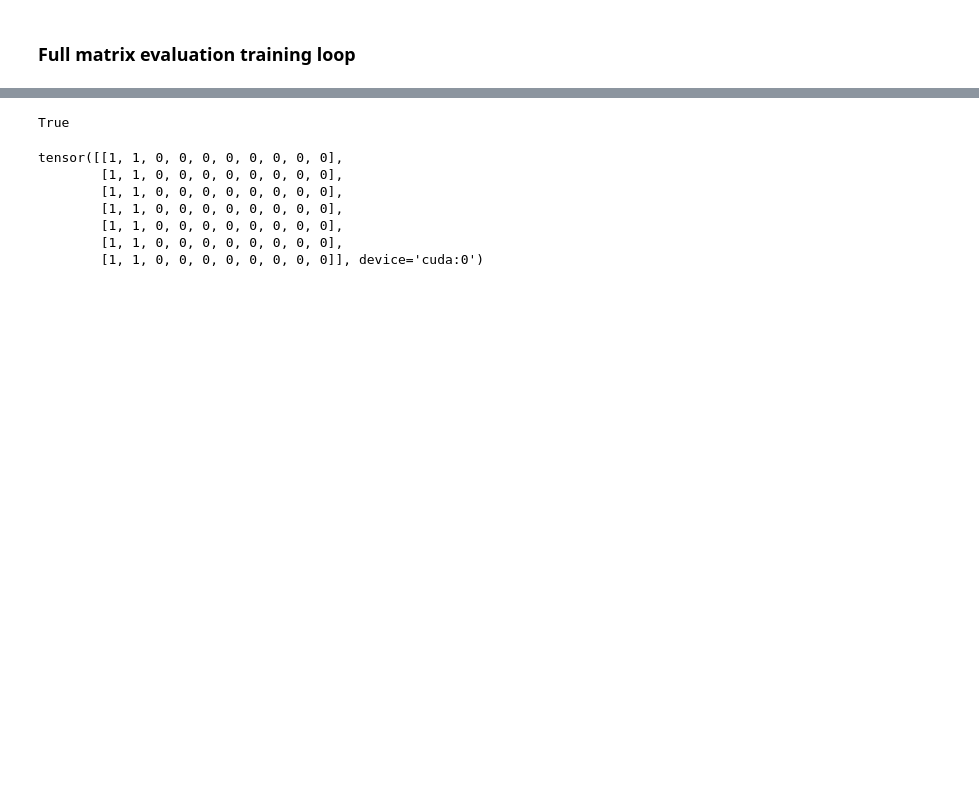
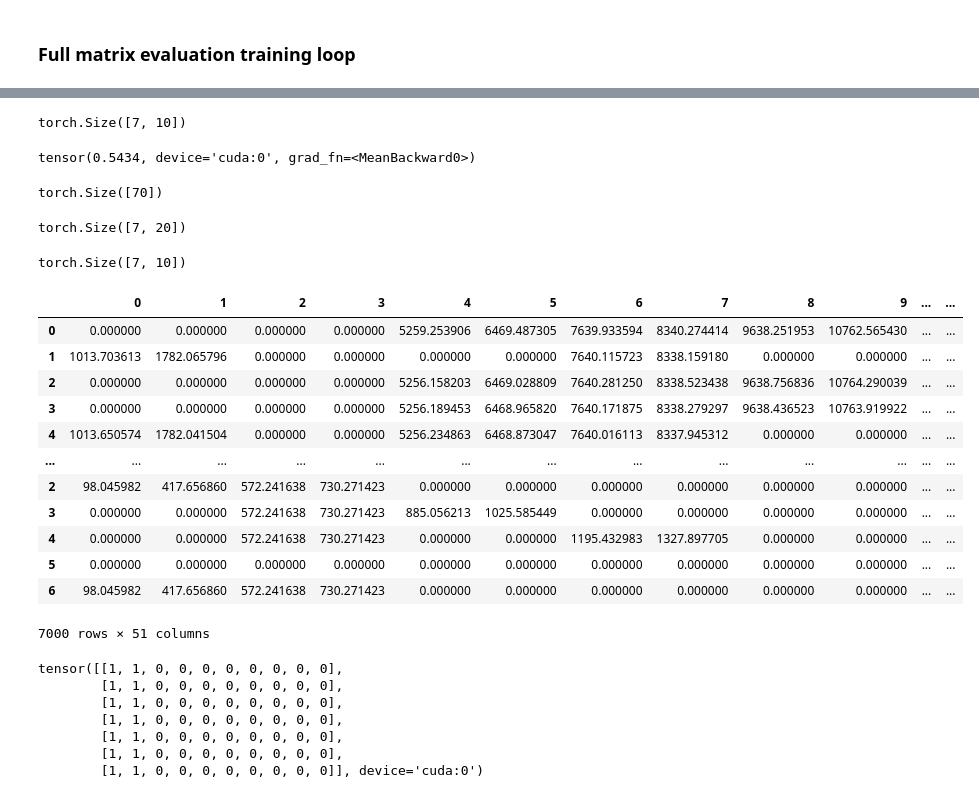
Before and after one commit to andriysinclair/GANS4MOBILITY, a Jupyter notebook: before_duration.ipynb, the cells around one changed output, grey strips where cells are left out. Drawn from its saved outputs; the diff is of its cells as text; code cells hidden in the pictures; blank space fills up the shorter version.

```diff
--- a/before_duration.ipynb
+++ b/before_duration.ipynb
@@ -655,4 +662,18 @@ Final CE Weights: tensor([0.3155, 0.6845])
 # %%
+# Defining parameters
+INPUT_SIZE = 315    # Total number of features
+HIDDEN_SIZE = 9
+NUM_LAYERS = 1
+OUTPUT_SIZE_TS_TE = 20    # Outsize of TripStart and TripEnd
+OUTPUT_SIZE_DIST = 10     # Output Size of distance
+OUTPUT_SIZE_CAT = 10 # 10 outcome vars
+OUTPUT_SIZE_BIN = 10 # 10 binary vars vars
+
+NUM_CLASSES = 24
+
+normalised_mp_minute = log_transformer(1.1667)  # *normalised minute
+
+
 class RNNmodel(nn.Module):
     def __init__(self):
         super().__init__()
@@ -665,7 +686,7 @@ class RNNmodel(nn.Module):
 
         self.output_ts_te = nn.Linear(HIDDEN_SIZE, OUTPUT_SIZE_TS_TE)
         self.output_dist = nn.Linear(HIDDEN_SIZE, OUTPUT_SIZE_DIST)
-        self.output_cat = nn.Linear(HIDDEN_SIZE, OUTPUT_SIZE_CAT*NUM_CLASSES)
+        self.output_purp = nn.Linear(HIDDEN_SIZE, OUTPUT_SIZE_CAT*NUM_CLASSES)
         self.output_bin = nn.Linear(HIDDEN_SIZE, OUTPUT_SIZE_BIN)
 
         self.T = 1.0  # Can be used to scale categorical logits - useful for class imbalance
@@ -678,16 +699,16 @@ class RNNmodel(nn.Module):
 
         y_ts_te_pred = self.output_ts_te(out[-1]).reshape(1,1,OUTPUT_SIZE_TS_TE)
         y_dist_pred = self.output_dist(out[-1]).reshape(1,1,OUTPUT_SIZE_DIST)
-        y_cat_pred = self.output_cat(out[-1]).reshape(OUTPUT_SIZE_CAT, NUM_CLASSES)
-        y_bin_pred = self.output_bin(out[-1]).reshape(OUTPUT_SIZE_BIN)
+        y_purp_pred = self.output_purp(out[-1]).reshape(OUTPUT_SIZE_CAT, NUM_CLASSES)
+        y_istrip_pred = self.output_bin(out[-1]).reshape(OUTPUT_SIZE_BIN)
 
-        y_bin_pred = y_bin_pred.to(torch.float32)
+        y_istrip_pred = y_istrip_pred.to(torch.float32)
 
         # Applying sgmoid to get the loss mask
-        y_bin_hat_sgmoid = F.sigmoid(y_bin_pred)
+        y_istrip_pred_sgmoid = F.sigmoid(y_istrip_pred)
 
         # Making a probabilistic rather than deterministic mask
-        y_mask = torch.bernoulli(y_bin_hat_sgmoid).unsqueeze(1)
+        y_mask = torch.bernoulli(y_istrip_pred_sgmoid).unsqueeze(1)
         #y_bin_hat_sgmoid = (y_bin_hat_sgmoid > 0.5).float()
         #y_mask = y_bin_hat_sgmoid.unsqueeze(1)
 
@@ -700,7 +721,7 @@ class RNNmodel(nn.Module):
 
 
 
-        return y_ts_te_pred, y_distance_pred, y_cat_pred, y_bin_pred, y_mask
+        return y_ts_te_pred, y_distance_pred, y_purp_pred, y_istrip_pred, y_mask
 # %%
 model = RNNmodel()
 
@@ -1454,9 +1516,41 @@ INFO: total_loss: 3.00
-# %%
-sliding_input7.requires_grad
-# %% [output]
-True
+# %%
+torch.stack(entropies, dim=0).shape
+# %% [output]
+torch.Size([7, 10])
+# %%
+torch.stack(entropies, dim=0).mean()
+# %% [output]
+tensor(0.5434, device='cuda:0', grad_fn=<MeanBackward0>)
+# %%
+true_matrix_purpouse.shape
+# %% [output]
+torch.Size([70])
+# %%
+prediction_matrix_ts_te.shape
+# %% [output]
+torch.Size([7, 20])
+# %%
+masks_other.shape
+# %% [output]
+torch.Size([7, 10])
 # %%
 full_df = pd.concat(complete_travel_diaries_dfs)
+# %%
+full_df
+# %% [output]
+|  | 0 | 1 | 2 | 3 | 4 | 5 | 6 | 7 | 8 | 9 | ... | ... |
+| 0 | 0.000000 | 0.000000 | 0.000000 | 0.000000 | 5259.253906 | 6469.487305 | 7639.933594 | 8340.274414 | 9638.251953 | 10762.565430 | ... | ... |
+| 1 | 1013.703613 | 1782.065796 | 0.000000 | 0.000000 | 0.000000 | 0.000000 | 7640.115723 | 8338.159180 | 0.000000 | 0.000000 | ... | ... |
+| 2 | 0.000000 | 0.000000 | 0.000000 | 0.000000 | 5256.158203 | 6469.028809 | 7640.281250 | 8338.523438 | 9638.756836 | 10764.290039 | ... | ... |
+| 3 | 0.000000 | 0.000000 | 0.000000 | 0.000000 | 5256.189453 | 6468.965820 | 7640.171875 | 8338.279297 | 9638.436523 | 10763.919922 | ... | ... |
+| 4 | 1013.650574 | 1782.041504 | 0.000000 | 0.000000 | 5256.234863 | 6468.873047 | 7640.016113 | 8337.945312 | 0.000000 | 0.000000 | ... | ... |
+| ... | ... | ... | ... | ... | ... | ... | ... | ... | ... | ... | ... | ... |
+| 2 | 98.045982 | 417.656860 | 572.241638 | 730.271423 | 0.000000 | 0.000000 | 0.000000 | 0.000000 | 0.000000 | 0.000000 | ... | ... |
+| 3 | 0.000000 | 0.000000 | 572.241638 | 730.271423 | 885.056213 | 1025.585449 | 0.000000 | 0.000000 | 0.000000 | 0.000000 | ... | ... |
+| 4 | 0.000000 | 0.000000 | 572.241638 | 730.271423 | 0.000000 | 0.000000 | 1195.432983 | 1327.897705 | 0.000000 | 0.000000 | ... | ... |
+| 5 | 0.000000 | 0.000000 | 0.000000 | 0.000000 | 0.000000 | 0.000000 | 0.000000 | 0.000000 | 0.000000 | 0.000000 | ... | ... |
+| 6 | 98.045982 | 417.656860 | 572.241638 | 730.271423 | 0.000000 | 0.000000 | 0.000000 | 0.000000 | 0.000000 | 0.000000 | ... | ... |
+7000 rows × 51 columns
 # %%
 purpouse_for_show
 # %% [output]
```
Also changed, not shown: parts of 9 cells of this notebook.
